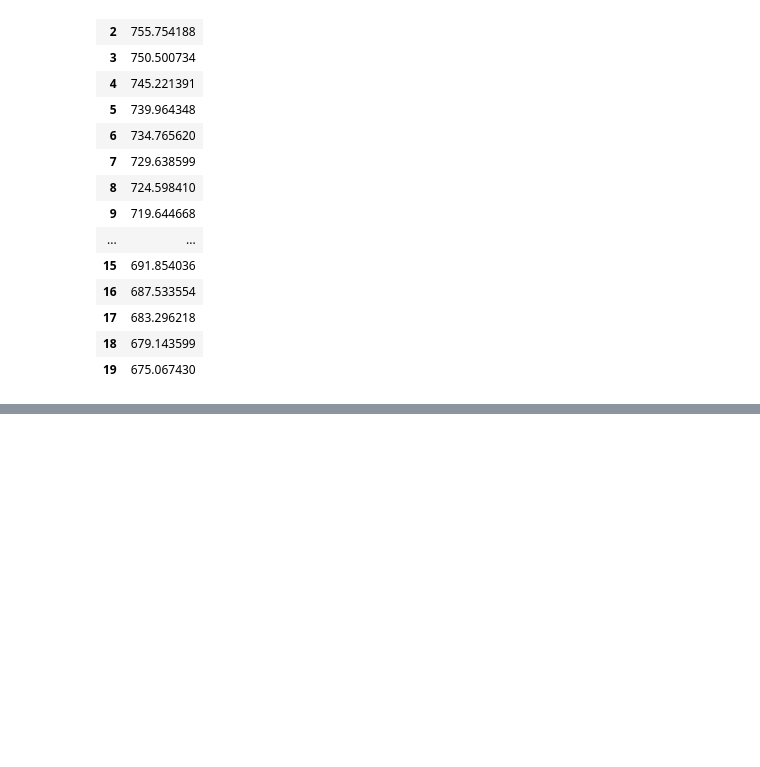
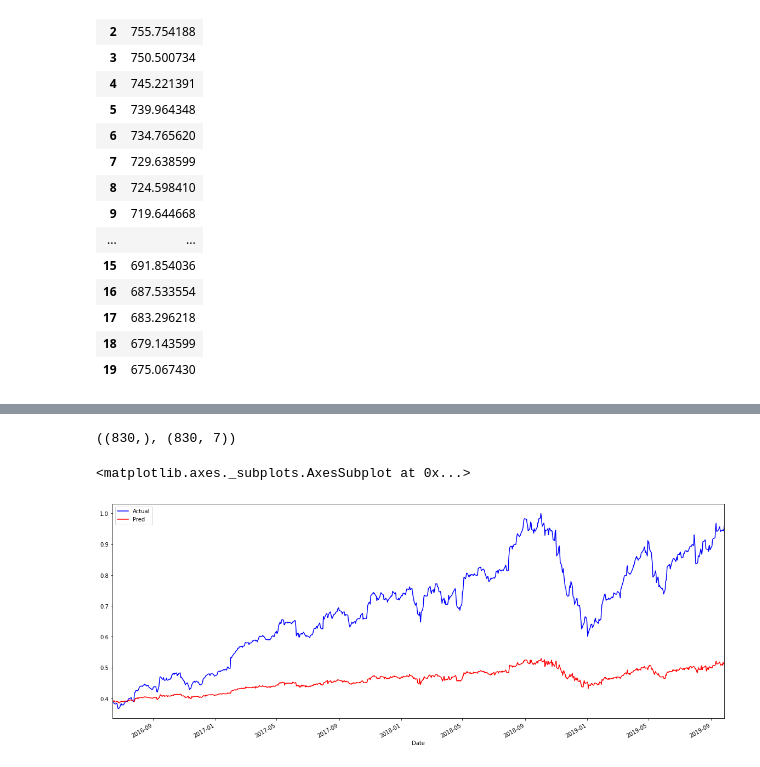
Before and after one commit to haythemtellili/AI-PROJECT, a Jupyter notebook: Time_series_with_LSTM.ipynb, the cells around one changed output, grey strips where cells are left out. Saved outputs shown, nothing was run; the diff lists cells and outputs as text; code cells hidden in the pictures; blank space fills up the shorter version.

```diff
--- a/Time_series_with_LSTM.ipynb
+++ b/Time_series_with_LSTM.ipynb
@@ -245,0 +567,22 @@ df_predict.head(30)
+# %%
+predictions= results.predict(start =train_size, end=train_size+test_size+(steps)-1,exog=test_X[:830])
+# %%
+predictions.shape,test_X.shape
+# %% [output]
+((830,), (830, 7))
+# %%
+test_X=test_X[:830]
+# %%
+act= pd.DataFrame(scaler_output.iloc[train_size:, 0])
+# %%
+predictions=pd.DataFrame(predictions)
+predictions.reset_index(drop=True, inplace=True)
+predictions.index=test_X.index
+predictions['Actual'] = act['Stock Price next day']
+predictions.rename(columns={0:'Pred'}, inplace=True)
+# %%
+predictions['Actual'].plot(figsize=(20,8), legend=True, color='blue')
+predictions['Pred'].plot(legend=True, color='red', figsize=(20,8))
+# %% [output]
+<matplotlib.axes._subplots.AxesSubplot at 0x...>
+[figure, added]
```
Also changed, not shown: parts of 35 cells of this notebook.
